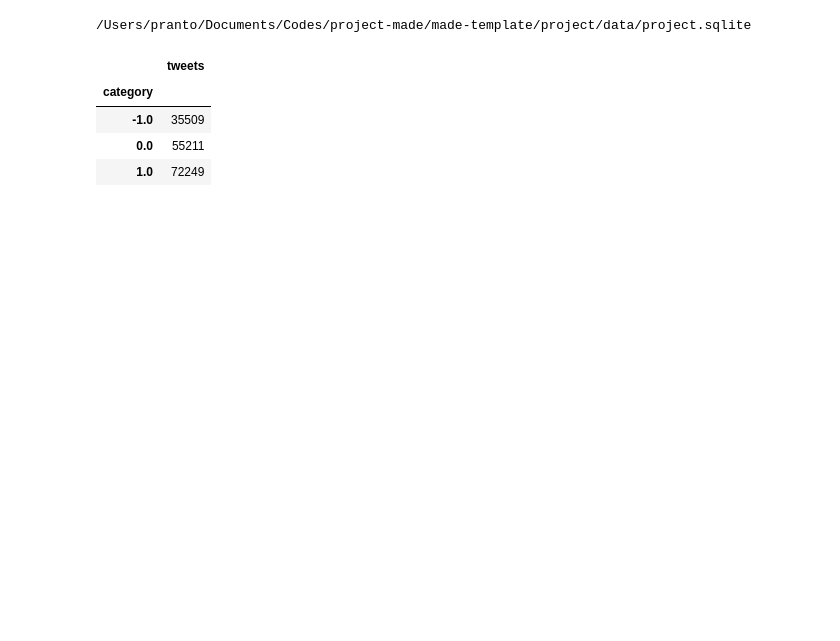
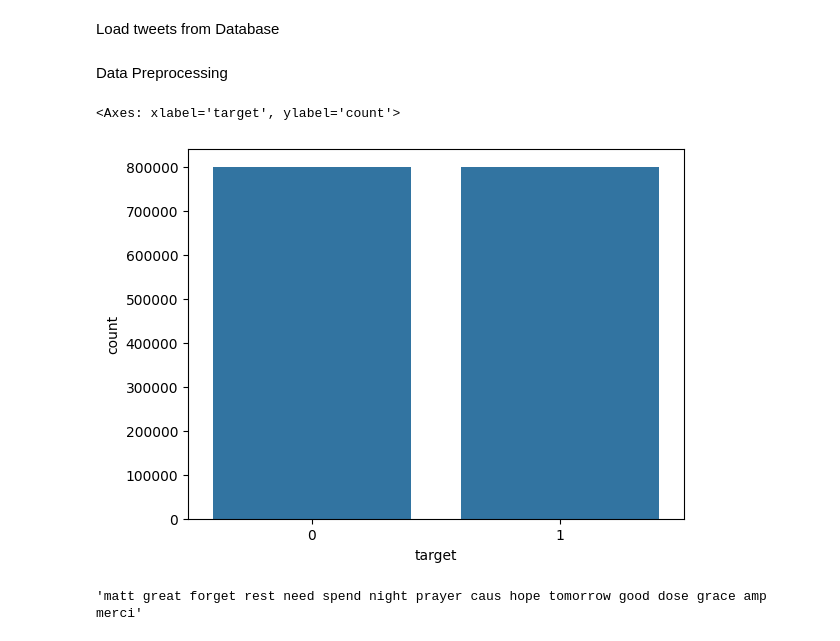
Before and after one commit to prantoamt/Sentiment-Driven-Spotify-Music-Recommendation, a Jupyter notebook: project/data-exploration.ipynb, the cells around one changed output. Saved outputs shown, nothing was run; the diff lists cells and outputs as text; code cells hidden in the pictures; blank space fills up the shorter version.

Commit message:
data expolation added

```diff
--- a/project/data-exploration.ipynb
+++ b/project/data-exploration.ipynb
@@ -8,8 +17,8 @@ from pipeline import construct_twitter_pipeline
+# %% [markdown]
+Load tweets from Database
 # %%
 tweets_loader = construct_twitter_pipeline().extractor.file_handlers[0].loader
 try:
-    db_path = os.path.join(tweets_loader.output_directory, tweets_loader.db_name)
-    print(db_path)
     connection = sqlite3.connect("../data/project.sqlite")
     tweets = pd.read_sql_query(f"SELECT * FROM {tweets_loader.table_name}", connection)
 except sqlite3.Error as e:
@@ -17,14 +26,16 @@ except sqlite3.Error as e:
     sys.exit(1)
 finally:
     connection.close()
-# %% [output]
-/Users/pranto/Documents/Codes/project-made/made-template/project/data/project.sqlite
-# %%
-# ax = tweets.plot.bar(x='category', y=tweets['category'].value_counts(), rot=0)
-tweets.groupby('category').count()
-# %% [output]
-|  | tweets |
-| category |  |
-| -1.0 | 35509 |
-| 0.0 | 55211 |
-| 1.0 | 72249 |
+# %% [markdown]
+Data Preprocessing
+# %%
+sns.countplot(x="target", data=tweets)
+# %% [output]
+<Axes: xlabel='target', ylabel='count'>
+[figure, added]
+# %%
+positive_tweet = tweets[tweets.target == 1]["processed_text"]
+negative_tweet = tweets[tweets.target == 0]["processed_text"]
+tweets[tweets.target == 1]["processed_text"].iloc[1000]
+# %% [output]
+'matt great forget rest need spend night prayer caus hope tomorrow good dose grace amp merci'
```
Also changed, not shown: parts of 3 cells of this notebook, 1 other file.
